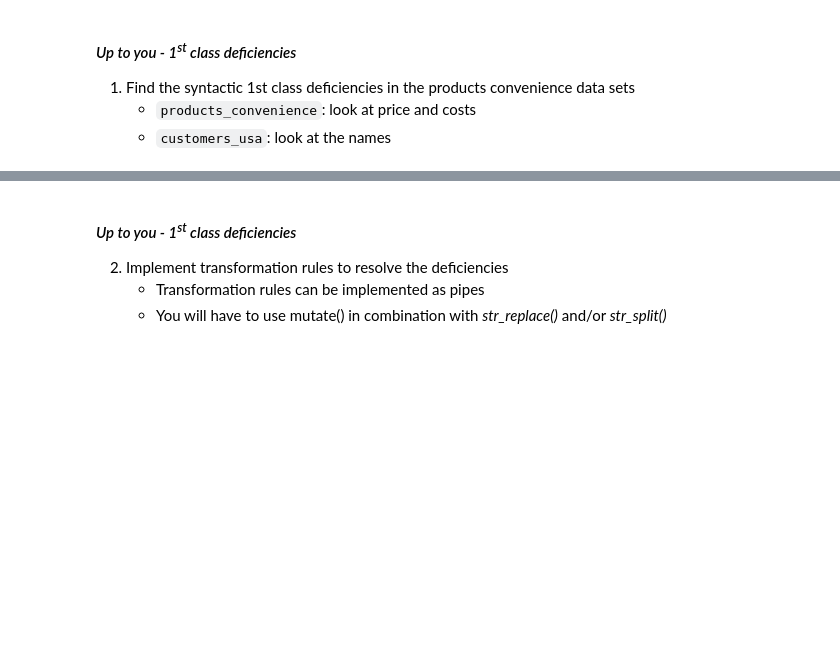
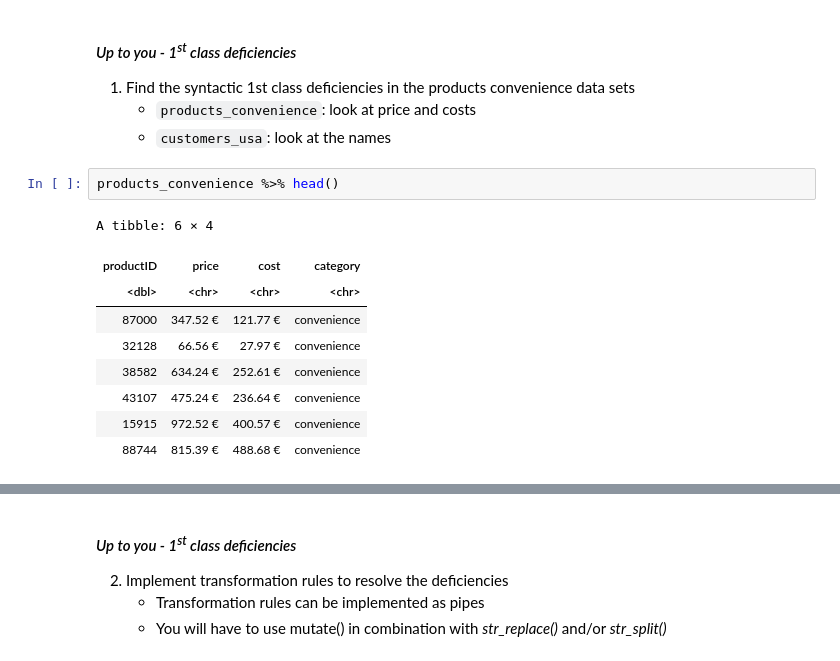
Before and after one commit to wi3jmu/AIS_2019, a Jupyter notebook: notebooks/AIS_T02_SS19.ipynb, the cells around one changed output, grey strips where cells are left out. Saved outputs shown, nothing was run; the diff lists cells and outputs as text; blank space fills up the shorter version.

```diff
--- a/notebooks/AIS_T02_SS19.ipynb
+++ b/notebooks/AIS_T02_SS19.ipynb
@@ -165,3 +199,15 @@ Syntactic and semantic deficiencies that are known in advance or can be anticipa
 1. Find the syntactic 1st class deficiencies in the products convenience data sets
     - `products_convenience`: look at price and costs
     - `customers_usa`: look at the names
+# %%
+products_convenience %>% head()
+# %% [output]
+A tibble: 6 × 4
+| productID | price | cost | category |
+| <dbl> | <chr> | <chr> | <chr> |
+| 87000 | 347.52 € | 121.77 € | convenience |
+| 32128 | 66.56 € | 27.97 € | convenience |
+| 38582 | 634.24 € | 252.61 € | convenience |
+| 43107 | 475.24 € | 236.64 € | convenience |
+| 15915 | 972.52 € | 400.57 € | convenience |
+| 88744 | 815.39 € | 488.68 € | convenience |
```
Also changed, not shown: parts of 21 cells of this notebook, 1 other file.
